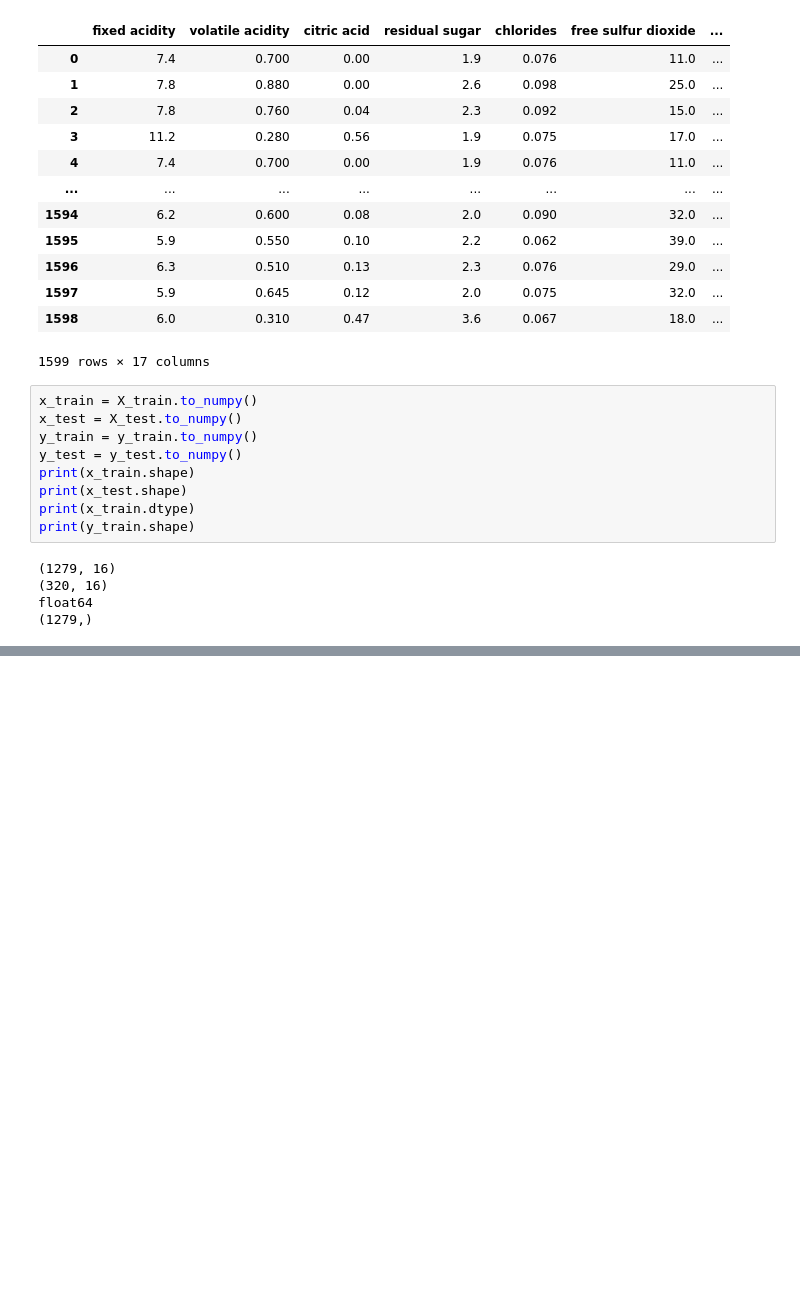
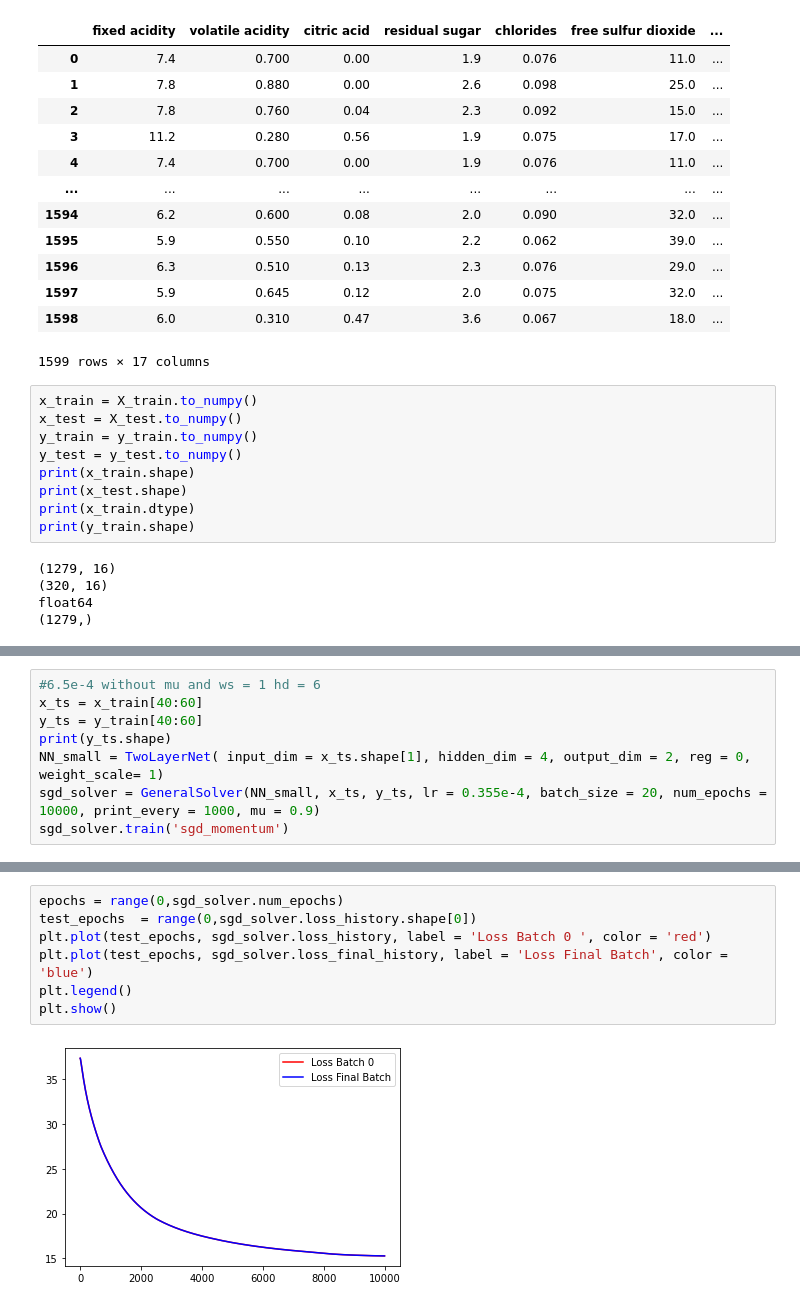
Before and after one commit to kartiksrinivas007/Epoch-Project-2022, a Jupyter notebook: Neural_Network.ipynb, the cells around one changed output, grey strips where cells are left out. Drawn from its saved outputs; the diff is of its cells as text; blank space fills up the shorter version.

```diff
--- a/Neural_Network.ipynb
+++ b/Neural_Network.ipynb
@@ -204,0 +114,8 @@ class NewSolver():
+# %%
+#6.5e-4 without mu and ws = 1 hd = 6
+x_ts = x_train[40:60]
+y_ts = y_train[40:60]
+print(y_ts.shape)
+NN_small = TwoLayerNet( input_dim = x_ts.shape[1], hidden_dim = 4, output_dim = 2, reg = 0, weight_scale= 1)
+sgd_solver = GeneralSolver(NN_small, x_ts, y_ts, lr = 0.355e-4, batch_size = 20, num_epochs = 10000, print_every = 1000, mu = 0.9)
+sgd_solver.train('sgd_momentum')
@@ -205 +140,10 @@ class NewSolver():
+# %%
+epochs = range(0,sgd_solver.num_epochs)
+test_epochs  = range(0,sgd_solver.loss_history.shape[0])
+plt.plot(test_epochs, sgd_solver.loss_history, label = 'Loss Batch 0 ', color = 'red')
+plt.plot(test_epochs, sgd_solver.loss_final_history, label = 'Loss Final Batch', color = 'blue')
+plt.legend()
+plt.show()
+# %% [output]
+[figure, added]
 # %%
```
Also changed, not shown: parts of 18 cells of this notebook, 11 other files.
